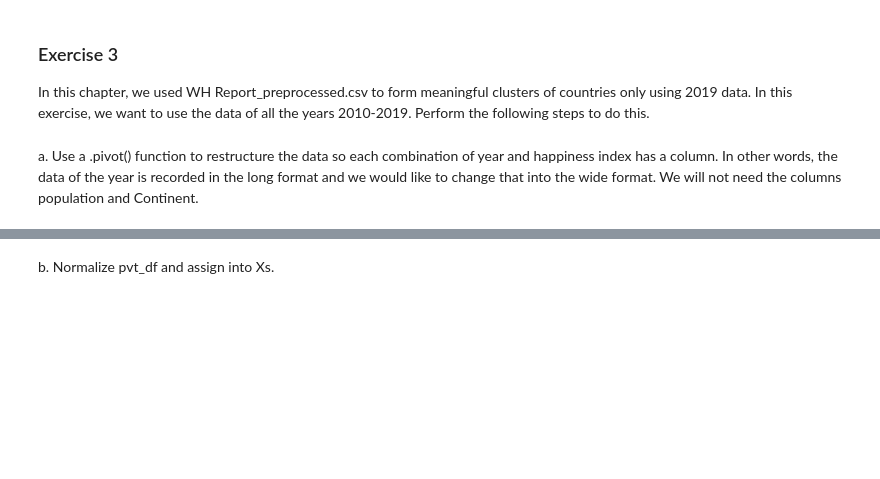
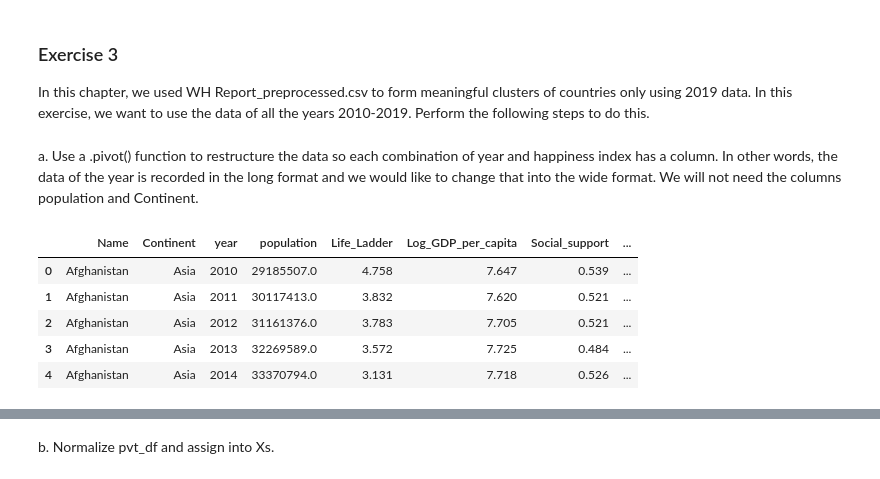
Before and after one commit to ColeDM-2020/Hands-On-Data-INST-447, a Jupyter notebook: Lab 4/wks04_analysis.ipynb, the cells around one changed output, grey strips where cells are left out. Cells and saved outputs as stored; diff of their text form; code cells hidden in the pictures; blank space fills up the shorter version.

```diff
--- a/Lab 4/wks04_analysis.ipynb
+++ b/Lab 4/wks04_analysis.ipynb
@@ -145,3 +145,13 @@ Unlike the previous two chapters, Chapter 08 covers an unsuppervised learning te
 In this chapter, we used WH Report_preprocessed.csv to form meaningful clusters of countries only using 2019 data. In this exercise, we want to use the data of all the years 2010-2019. Perform the following steps to do this.
 # %% [markdown]
 a. Use a .pivot() function to restructure the data so each combination of year and happiness index has a column. In other words, the data of the year is recorded in the long format and we would like to change that into the wide format. We will not need the columns population and Continent.
+# %%
+report_df = pd.read_csv('WH Report_preprocessed.csv')
+report_df.head()
+# %% [output]
+|  | Name | Continent | year | population | Life_Ladder | Log_GDP_per_capita | Social_support | ... |
+| 0 | Afghanistan | Asia | 2010 | 29185507.0 | 4.758 | 7.647 | 0.539 | ... |
+| 1 | Afghanistan | Asia | 2011 | 30117413.0 | 3.832 | 7.620 | 0.521 | ... |
+| 2 | Afghanistan | Asia | 2012 | 31161376.0 | 3.783 | 7.705 | 0.521 | ... |
+| 3 | Afghanistan | Asia | 2013 | 32269589.0 | 3.572 | 7.725 | 0.484 | ... |
+| 4 | Afghanistan | Asia | 2014 | 33370794.0 | 3.131 | 7.718 | 0.526 | ... |
```
Also changed, not shown: parts of 4 cells of this notebook.
